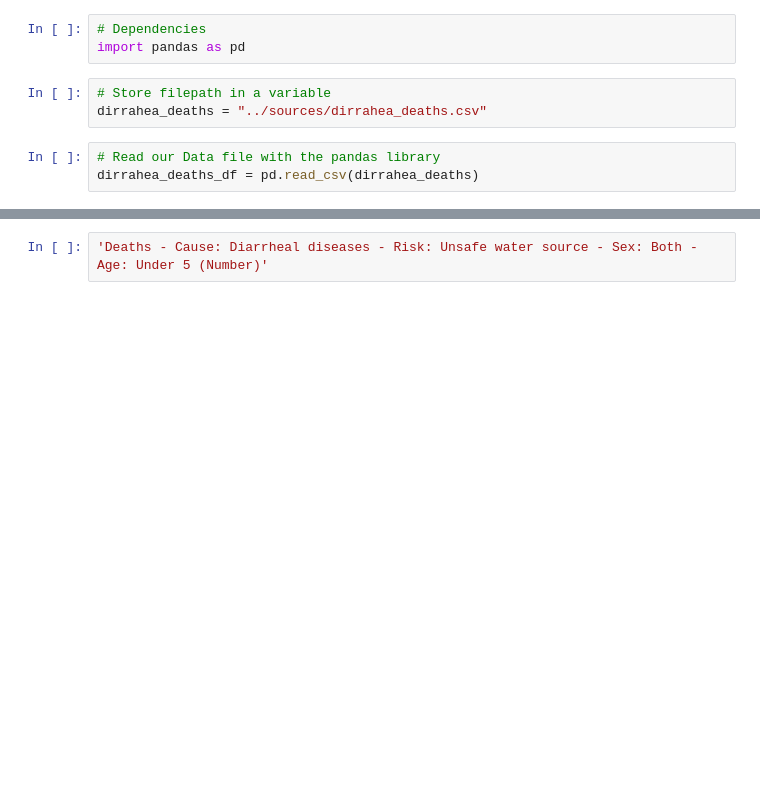
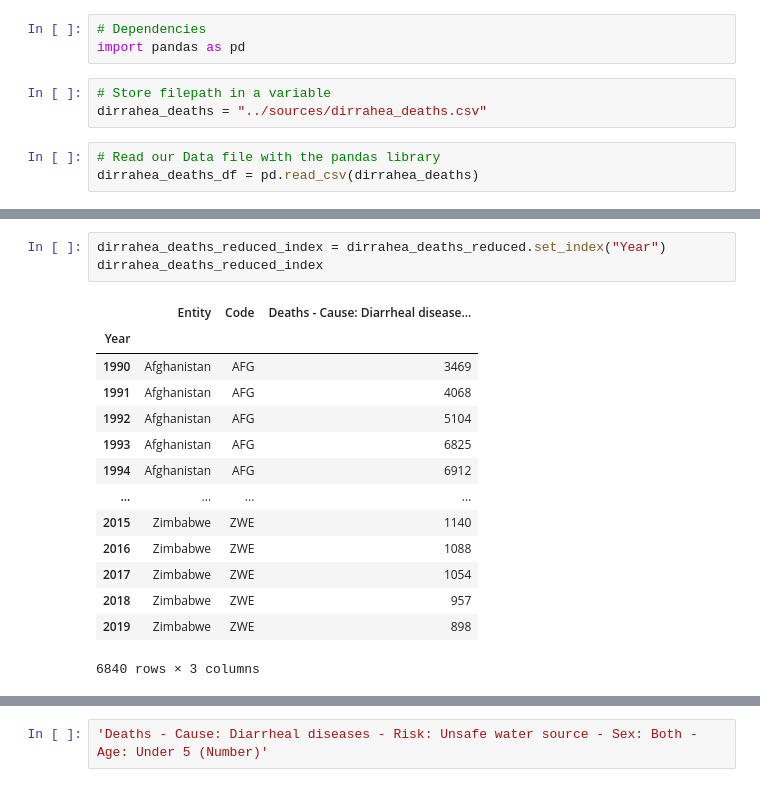
Before and after one commit to RHockley/Project-1-Water-Source-Mortality, a Jupyter notebook: Datacleaning/dirrahea_deaths_cleaned.ipynb, the cells around one changed output, grey strips where cells are left out. Drawn from its saved outputs; the diff is of its cells as text; blank space fills up the shorter version.

```diff
--- a/Datacleaning/dirrahea_deaths_cleaned.ipynb
+++ b/Datacleaning/dirrahea_deaths_cleaned.ipynb
@@ -40,0 +52,18 @@ dirrahea_deaths_reduced.head()
+# %%
+dirrahea_deaths_reduced_index = dirrahea_deaths_reduced.set_index("Year")
+dirrahea_deaths_reduced_index
+# %% [output]
+|  | Entity | Code | Deaths - Cause: Diarrheal disease... |
+| Year |  |  |  |
+| 1990 | Afghanistan | AFG | 3469 |
+| 1991 | Afghanistan | AFG | 4068 |
+| 1992 | Afghanistan | AFG | 5104 |
+| 1993 | Afghanistan | AFG | 6825 |
+| 1994 | Afghanistan | AFG | 6912 |
+| ... | ... | ... | ... |
+| 2015 | Zimbabwe | ZWE | 1140 |
+| 2016 | Zimbabwe | ZWE | 1088 |
+| 2017 | Zimbabwe | ZWE | 1054 |
+| 2018 | Zimbabwe | ZWE | 957 |
+| 2019 | Zimbabwe | ZWE | 898 |
+6840 rows × 3 columns
```
Also changed, not shown: parts of 2 cells of this notebook.
